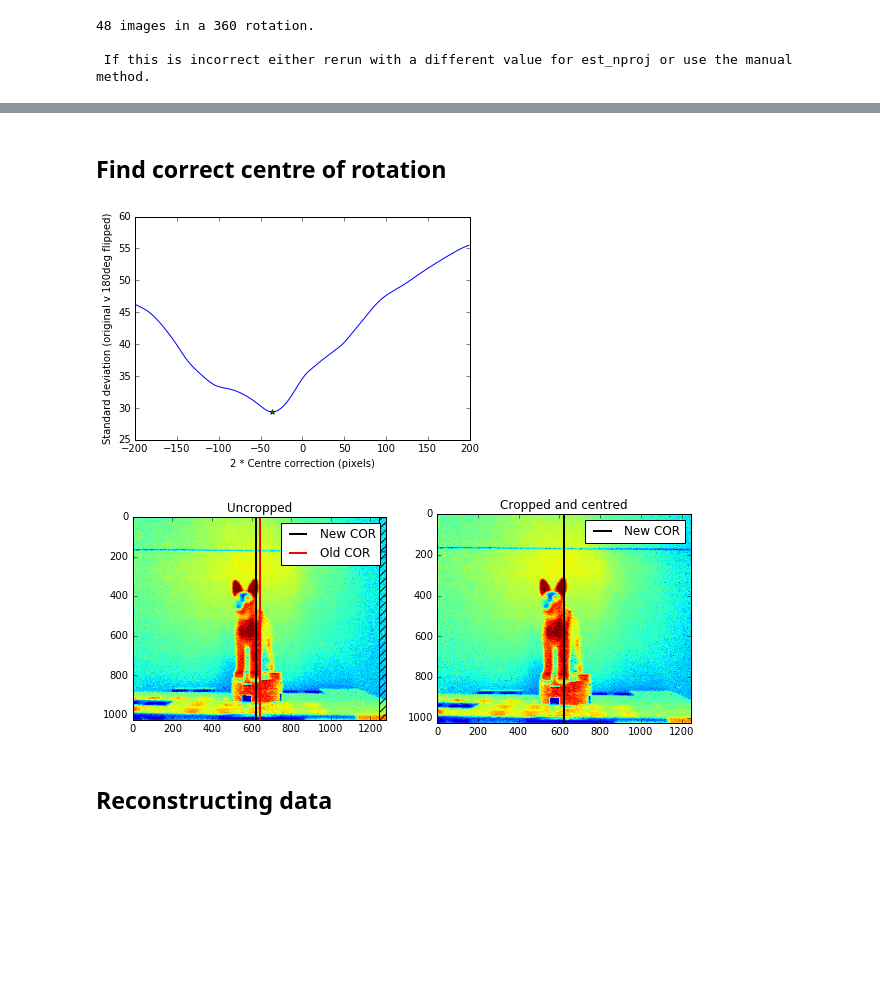
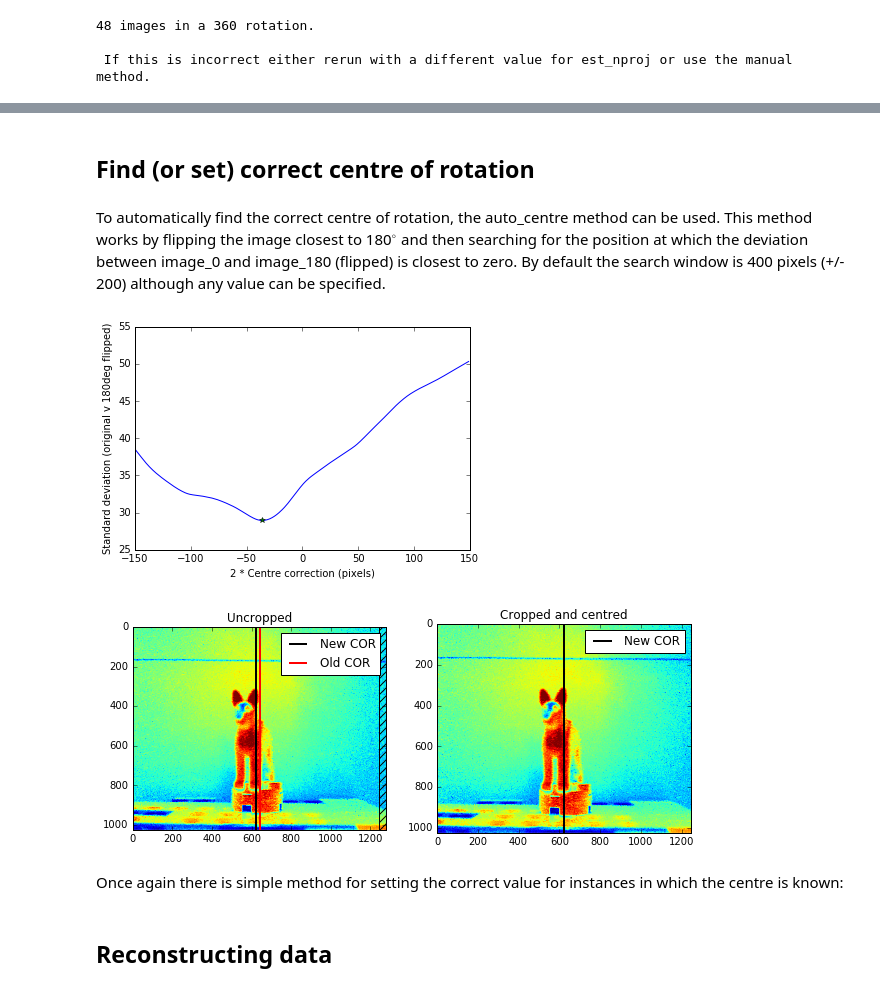
Before and after one commit to casimp/lightct, a Jupyter notebook: lightct_guide.ipynb, the cells around one changed output, grey strips where cells are left out. Saved outputs shown, nothing was run; the diff lists cells and outputs as text; code cells hidden in the pictures; blank space fills up the shorter version.

```diff
--- a/lightct_guide.ipynb
+++ b/lightct_guide.ipynb
@@ -50,7 +48,11 @@ AttributeError: 'LoadProjections' object has no attribute 'set_angles'
 # %% [markdown]
-## Find correct centre of rotation
+## Find (or set) correct centre of rotation
+# %% [markdown]
+To automatically find the correct centre of rotation, the auto_centre method can be used. This method works by flipping the image closest to 180$^\circ$ and then searching for the position at which the deviation between image_0 and image_180 (flipped) is closest to zero. By default the search window is 400 pixels (+/- 200) although any value can be specified.
 # %%
-data.auto_centre()
+data.auto_centre(window=300)
 # %% [output]
-[figure, old version]
+[figure, new version]
 [figure]
+# %% [markdown]
+Once again there is simple method for setting the correct value for instances in which the centre is known:
```
Also changed, not shown: parts of 3 cells of this notebook.
